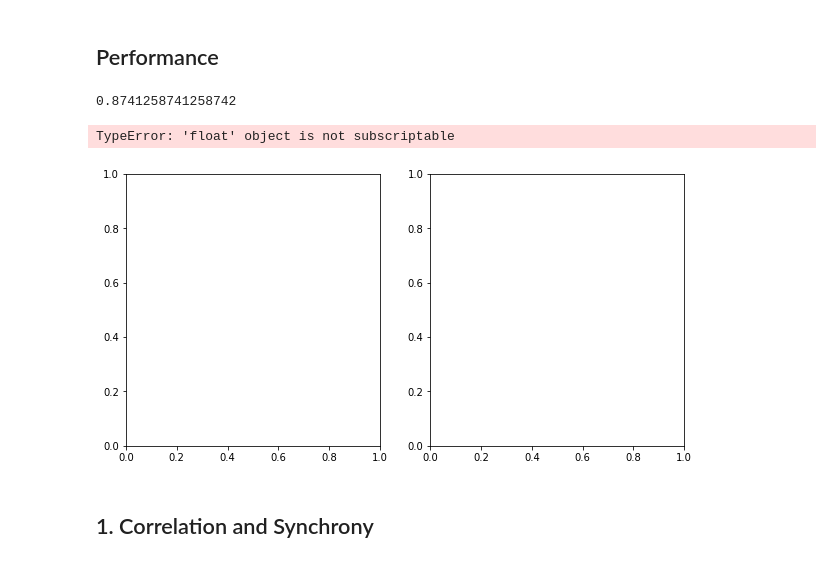
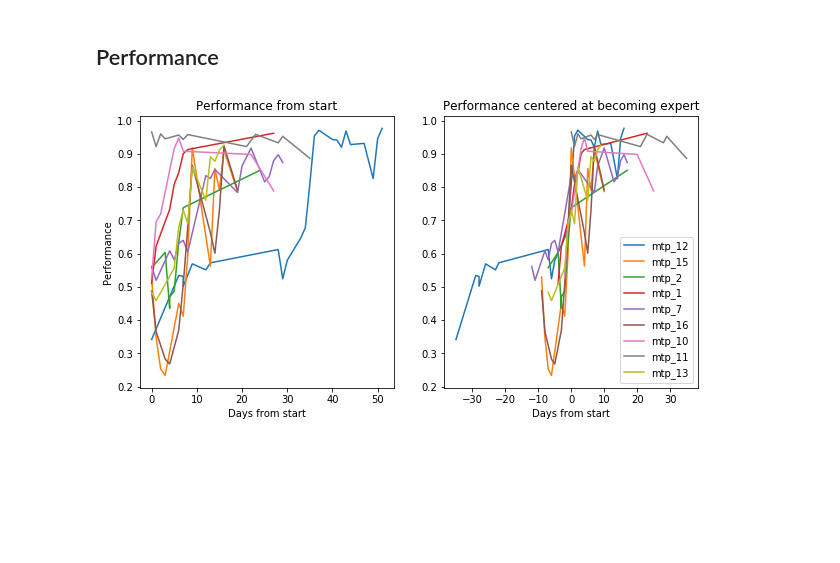
Before and after one commit to aleksejs-fomins/mesoscopic-functional-connectivity, a Jupyter notebook: codes/analysis_real/yaro_result/analysis-behavioural-neural.ipynb, the cells around one changed output. Drawn from its saved outputs; the diff is of its cells as text; code cells hidden in the pictures; blank space fills up the shorter version.

```diff
--- a/codes/analysis_real/yaro_result/analysis-behavioural-neural.ipynb
+++ b/codes/analysis_real/yaro_result/analysis-behavioural-neural.ipynb
@@ -160,37 +172,32 @@ Target trial within [0, 8] sec. Total target timesteps 161
 # %%
 mice = list(set(pathDataSets['channel_labels']['mousename']))
 dateDiff = lambda l: np.array([(v - l.iloc[0]).days for v in l])
 
-deltaDays         = np.array(N_DATA_FILES)
-deltaDaysCentered = np.array(N_DATA_FILES)
+deltaDays         = np.zeros(N_DATA_FILES)
+deltaDaysCentered = np.zeros(N_DATA_FILES)
 
 fig, ax = plt.subplots(ncols=2, figsize=(10, 5))
 for mousename in mice:
     mouseData = pd_filter(pathDataSets['data_path'], 'mousename', mousename)
     if mouseData.shape[0] > 0:
+        dataIdxs = np.array(mouseData["date"].index)
 
-
-        dataIdxs = list(mouseData["date"].index)
         perf = dataPerformance[dataIdxs]
-        expertIdx = np.where(np.array(perf) > 0.7)[0][0]
+        expertIdx = np.where(perf > 0.7)[0][0]
 
         deltaDays[dataIdxs] = dateDiff(mouseData["date"])
         deltaDaysCentered[dataIdxs] = deltaDays[dataIdxs] - deltaDays[dataIdxs][expertIdx]
 
 
         ax[0].plot(deltaDays[dataIdxs], perf, label=mousename)
         ax[1].plot(deltaDaysCentered[dataIdxs], perf, label=mousename)
 
 ax[0].set_title("Performance from start")
 ax[1].set_title("Performance centered at becoming expert")
 ax[0].set_xlabel("Days from start")
 ax[1].set_xlabel("Days from start")
 ax[0].set_ylabel("Performance")
 plt.legend()
 plt.show()
 # %% [output]
-0.8741258741258742
-TypeError: 'float' object is not subscriptable
-[figure, old version]
+[figure, new version]
-# %% [markdown]
-## 1. Correlation and Synchrony
```
Also changed, not shown: parts of 10 cells of this notebook, 3 other files.
